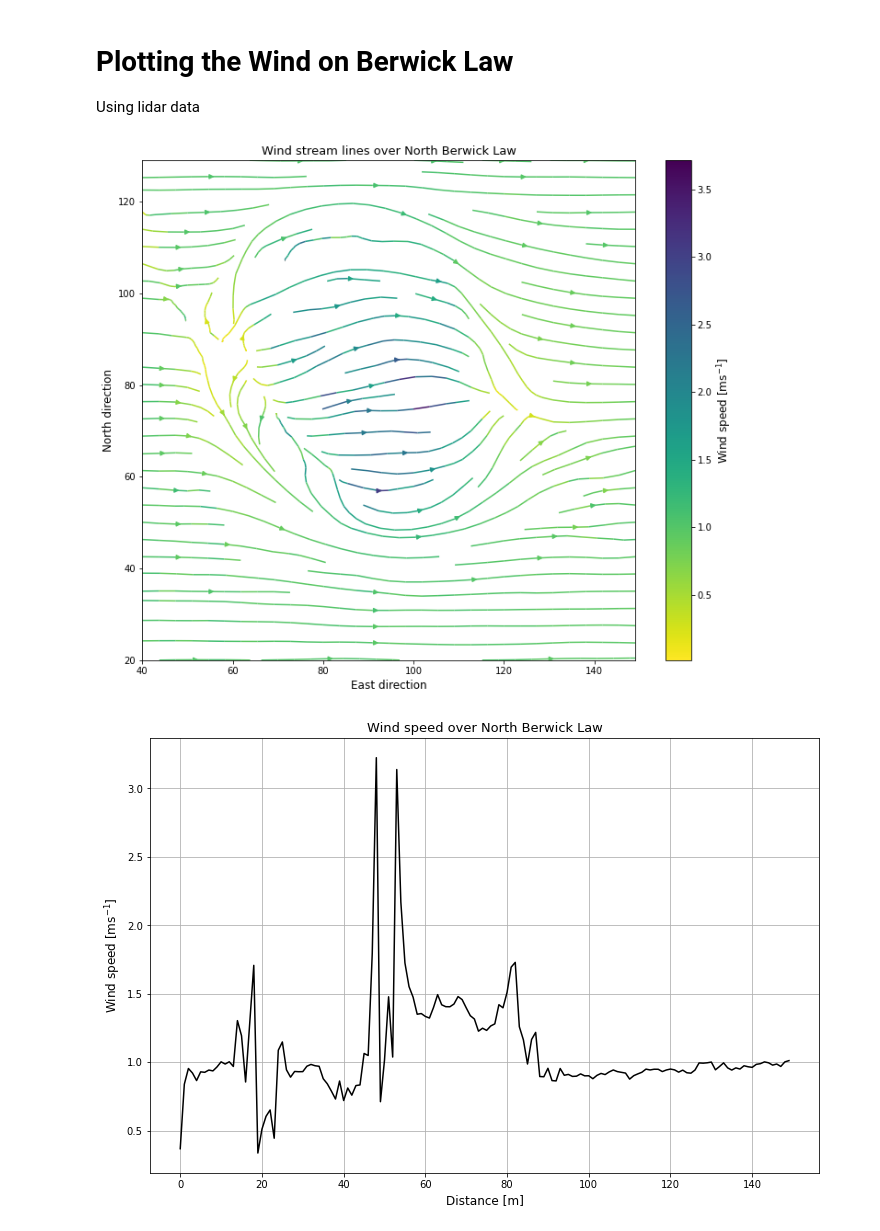
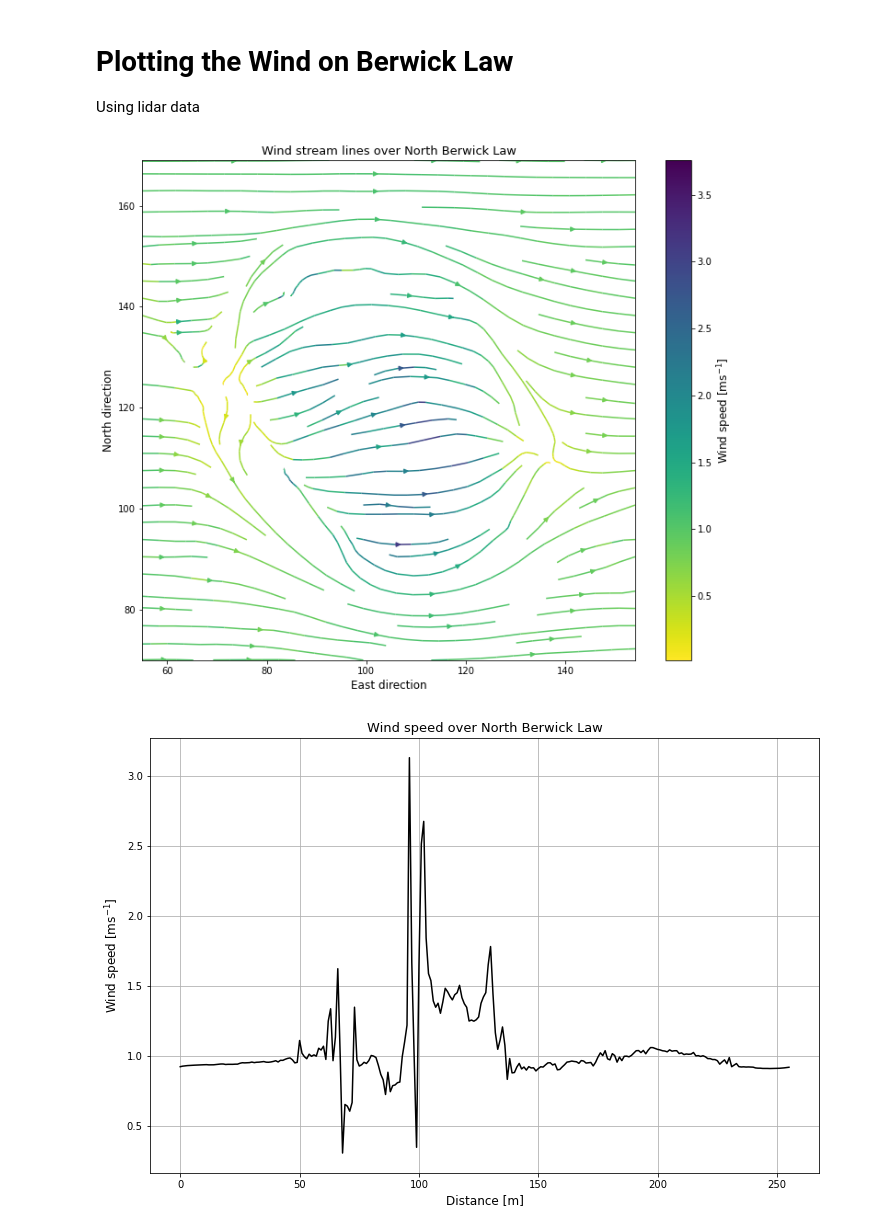
Before and after one commit to dhegedus99/MetGroupProject, a Jupyter notebook: WindBerwickLidar.ipynb, the cells around one changed output. Drawn from its saved outputs; the diff is of its cells as text; code cells hidden in the pictures.

```diff
--- a/WindBerwickLidar.ipynb
+++ b/WindBerwickLidar.ipynb
@@ -16,7 +16,7 @@ import warnings
 warnings.filterwarnings('ignore')
 # %%
 # Parameters
-topo_file_l = 'data/NBlidar8m.txt'       # Topography file name
+topo_file_l = 'data/NBlidarblend8m.txt'       # Topography file name
 dx = 8                    # ??? Grid spacing (m)
 L  = 500.                   # Horizontal length scale (m)
 z0 = 0.01                    # Surface roughness length (m)
@@ -76,43 +76,37 @@ w[1:-1,1:-1] = u[1:-1,1:-1]*dzdx + v[1:-1,1:-1]*dzdy
 # %%
 # Wind stream lines over hill
 
 #create stream plot
 
 X = np.arange(0, 256)
 Y = np.arange(0, 256)
 fig, ax = plt.subplots(figsize=(12, 10))
-strm = ax.streamplot(X[40:150], Y[20:130], u[40:150, 20:130], v[40:150, 20:130], color=wind[40:150, 20:130], cmap='viridis_r')
-
+strm = ax.streamplot(X[55:155], Y[70:170], u[55:155, 70:170], v[55:155, 70:170], color=wind[55:155, 70:170], cmap='viridis_r')
+#strm = ax.streamplot(X, Y, u, v, color=wind, cmap='viridis_r')
 
 #set colourbar according to wind speed
 cbar = fig.colorbar(strm.lines)
 cbar.ax.set_ylabel('Wind speed [ms$^{-1}$]', fontsize = 12)
 
 
 ax.set_title("Wind stream lines over North Berwick Law", fontsize = 13)
 ax.set_xlabel("East direction", fontsize = 12)
 ax.set_ylabel("North direction", fontsize = 12)
 
 plt.show()
-
-# a bit confusing as I get a max wind speed of 8m/s for the wind speed
-# but here only a max of around 3.5 (is the 8m/s somewhere at the edges?)
 # %% [output]
-[figure, old version]
+[figure, new version]
 # %%
 # Wind speed over top of hill
 fig, ax = plt.subplots(figsize=(12, 8))
 
-ax.plot(wind[128,0:150], c = "k")
+ax.plot(wind[128,:], c = "k")
 ax.set_title("Wind speed over North Berwick Law", fontsize = 13)
 ax.set_xlabel("Distance [m]", fontsize = 12)
 ax.set_ylabel("Wind speed [ms$^{-1}$]", fontsize = 12)
 ax.grid()
-
-# The graph is a lot less clear than the one with the 25 m DTM data
-# due to the higher resolution data I gues
 # %% [output]
-[figure, old version]
+[figure, new version]
 # %%
 # Plot vertical wind component and topography for 1 km x 1 km area centred on the summit
 plt.figure(figsize=(12,8))
```
Also changed, not shown: parts of 3 cells of this notebook.
